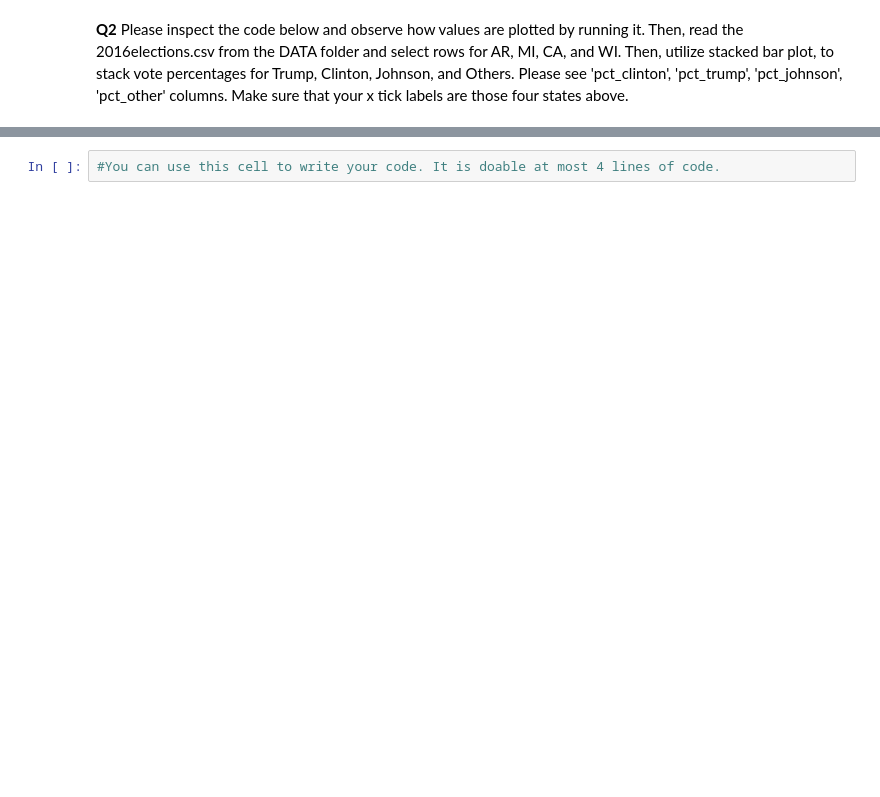
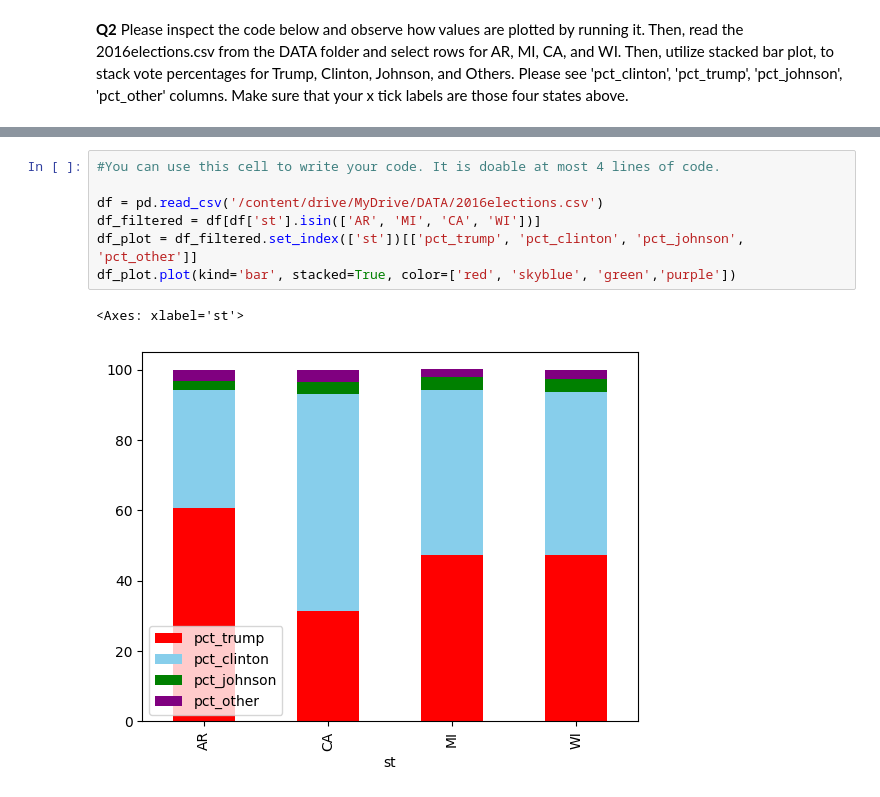
Before and after one commit to zrsteff/DSC502-HW4, a Jupyter notebook: HW4_Part1.ipynb, the cells around one changed output, grey strips where cells are left out. Cells and saved outputs as stored; diff of their text form; blank space fills up the shorter version.

```diff
--- a/HW4_Part1.ipynb
+++ b/HW4_Part1.ipynb
@@ -63,2 +64,10 @@ Text(0.5, 1.0, 'Monthly Temperatures in a year')
 # %%
 #You can use this cell to write your code. It is doable at most 4 lines of code.
+
+df = pd.read_csv('/content/drive/MyDrive/DATA/2016elections.csv')
+df_filtered = df[df['st'].isin(['AR', 'MI', 'CA', 'WI'])]
+df_plot = df_filtered.set_index(['st'])[['pct_trump', 'pct_clinton', 'pct_johnson', 'pct_other']]
+df_plot.plot(kind='bar', stacked=True, color=['red', 'skyblue', 'green','purple'])
+# %% [output]
+<Axes: xlabel='st'>
+[figure, added]
```
Also changed, not shown: parts of 2 cells of this notebook.
